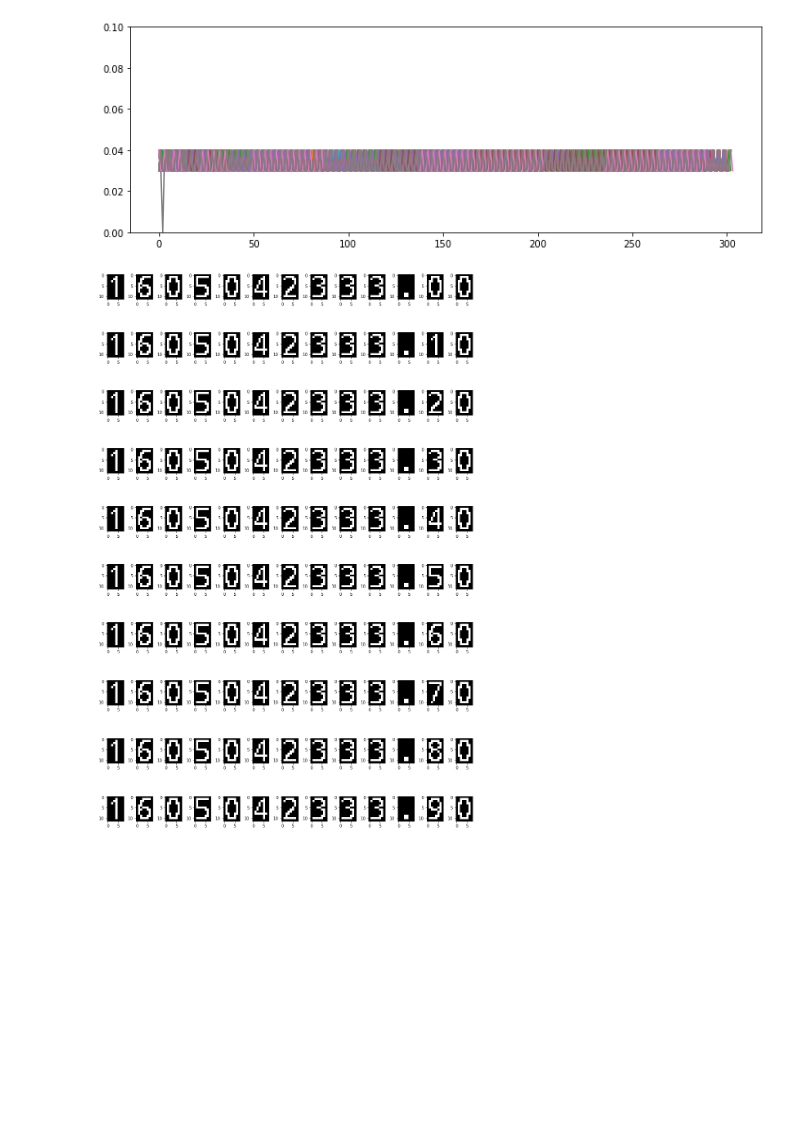
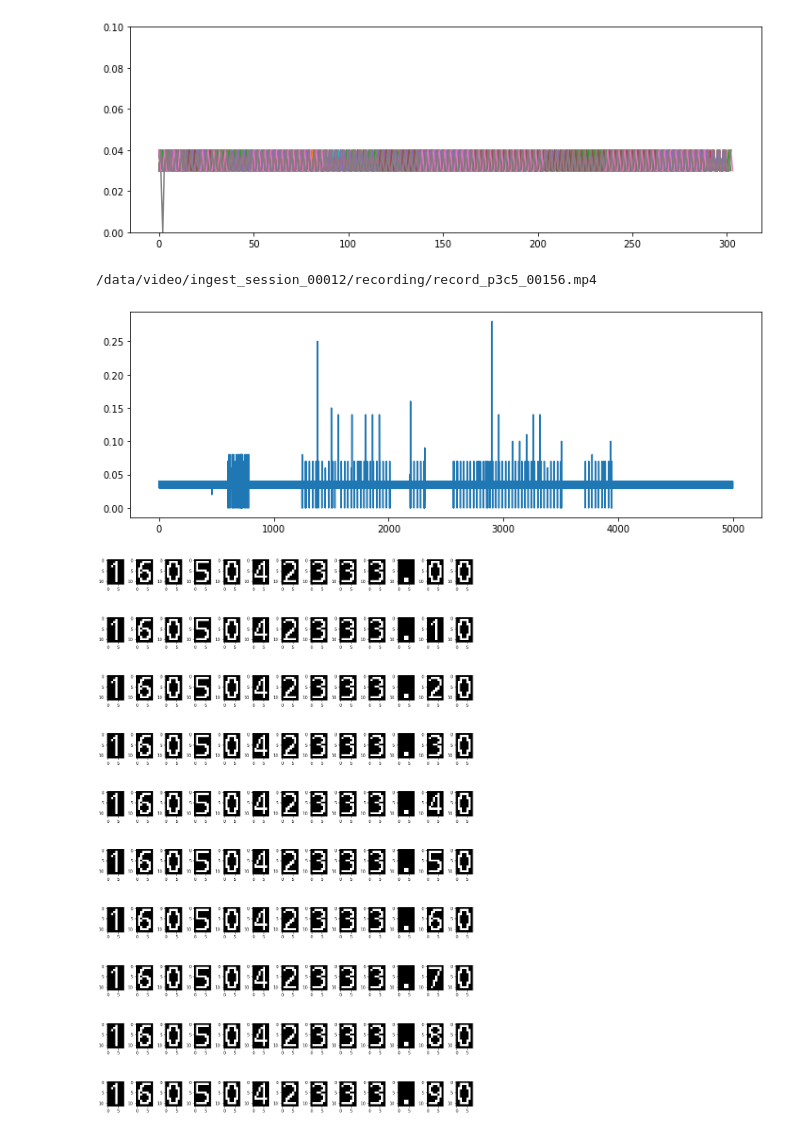
Before and after one commit to barbourww/I24-video-ingest, a Jupyter notebook: image_analysis_notebook.ipynb, the cells around one changed output. Cells and saved outputs as stored; diff of their text form; code cells hidden in the pictures; blank space fills up the shorter version.

```diff
--- a/image_analysis_notebook.ipynb
+++ b/image_analysis_notebook.ipynb
@@ -223,6 +224,23 @@ ax.set_ylim((0, 0.1))
 plt.show()
 # %% [output]
 [figure]
+# %%
+with open('/Users/wbarbour1/Downloads/frame_timestamp_recording.csv', 'r') as f:
+    reader = csv.reader(f, delimiter=';', quoting=csv.QUOTE_NONNUMERIC)
+    header = next(reader)
+    lines = list(reader)
+# %%
+tsres = {l[0]: l[1:] for l in lines}
+# %%
+k = list(tsres.keys())[1]
+print(k)
+vdif = [(t2 - t1) for t1, t2 in zip(tsres[k][:-1], tsres[k][1:])]
+fig, ax = plt.subplots(1, 1, figsize=(12,4))
+ax.plot(vdif[12000:17000])
+plt.show()
+# %% [output]
+/data/video/ingest_session_00012/recording/record_p3c5_00156.mp4
+[figure, added]
 # %%
 video_file = video_files[0]
 fi = [11, 14, 17, 20, 23, 26, 29, 32, 35, 38]
```
Also changed, not shown: parts of 3 cells of this notebook.
